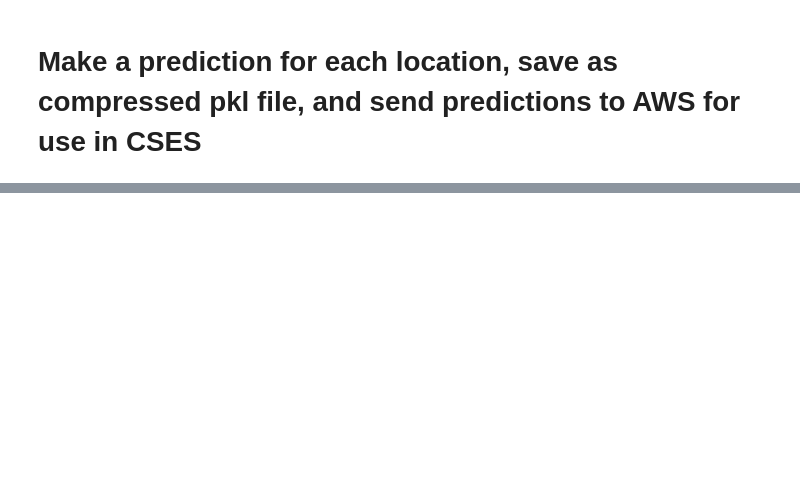
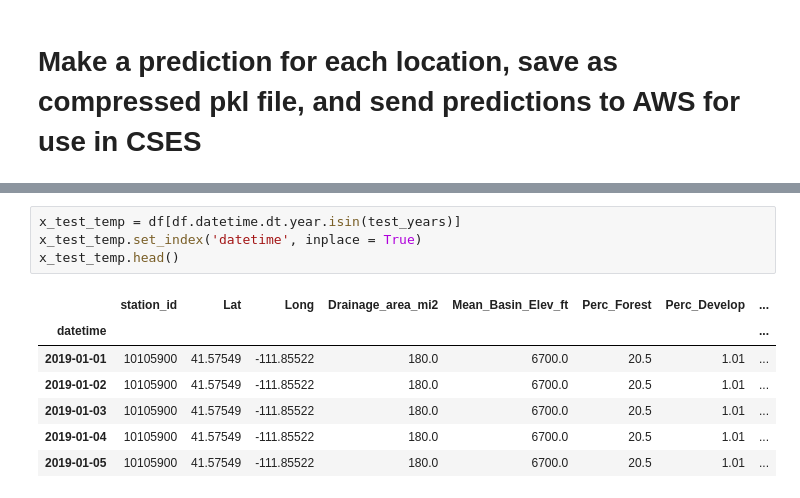
Before and after one commit to whitelightning450/NWM_ML, a Jupyter notebook: RJ/lstm.ipynb, the cells around one changed output, grey strips where cells are left out. Saved outputs shown, nothing was run; the diff lists cells and outputs as text; blank space fills up the shorter version.

```diff
--- a/RJ/lstm.ipynb
+++ b/RJ/lstm.ipynb
@@ -297 +336,13 @@ fc_P.load_state_dict(torch.load(f"{model_path}/{modelname}_model_fc.pkl"))
+# %%
+x_test_temp = df[df.datetime.dt.year.isin(test_years)]
+x_test_temp.set_index('datetime', inplace = True)
+x_test_temp.head()
+# %% [output]
+|  | station_id | Lat | Long | Drainage_area_mi2 | Mean_Basin_Elev_ft | Perc_Forest | Perc_Develop | ... |
+| datetime |  |  |  |  |  |  |  | ... |
+| 2019-01-01 | 10105900 | 41.57549 | -111.85522 | 180.0 | 6700.0 | 20.5 | 1.01 | ... |
+| 2019-01-02 | 10105900 | 41.57549 | -111.85522 | 180.0 | 6700.0 | 20.5 | 1.01 | ... |
+| 2019-01-03 | 10105900 | 41.57549 | -111.85522 | 180.0 | 6700.0 | 20.5 | 1.01 | ... |
+| 2019-01-04 | 10105900 | 41.57549 | -111.85522 | 180.0 | 6700.0 | 20.5 | 1.01 | ... |
+| 2019-01-05 | 10105900 | 41.57549 | -111.85522 | 180.0 | 6700.0 | 20.5 | 1.01 | ... |
 # %%
```
Also changed, not shown: parts of 14 cells of this notebook.
